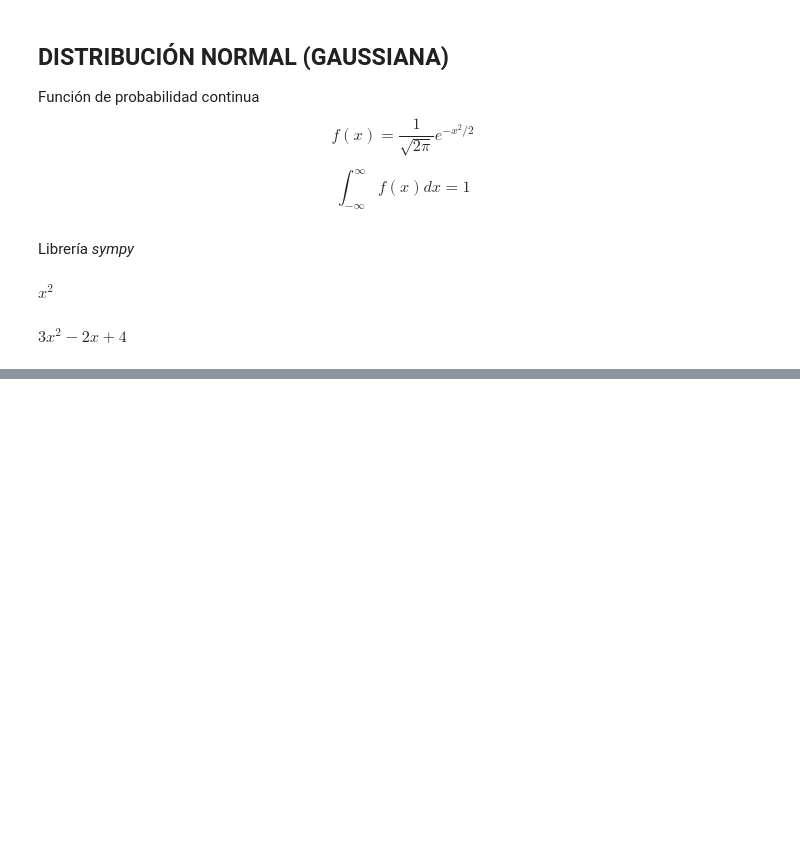
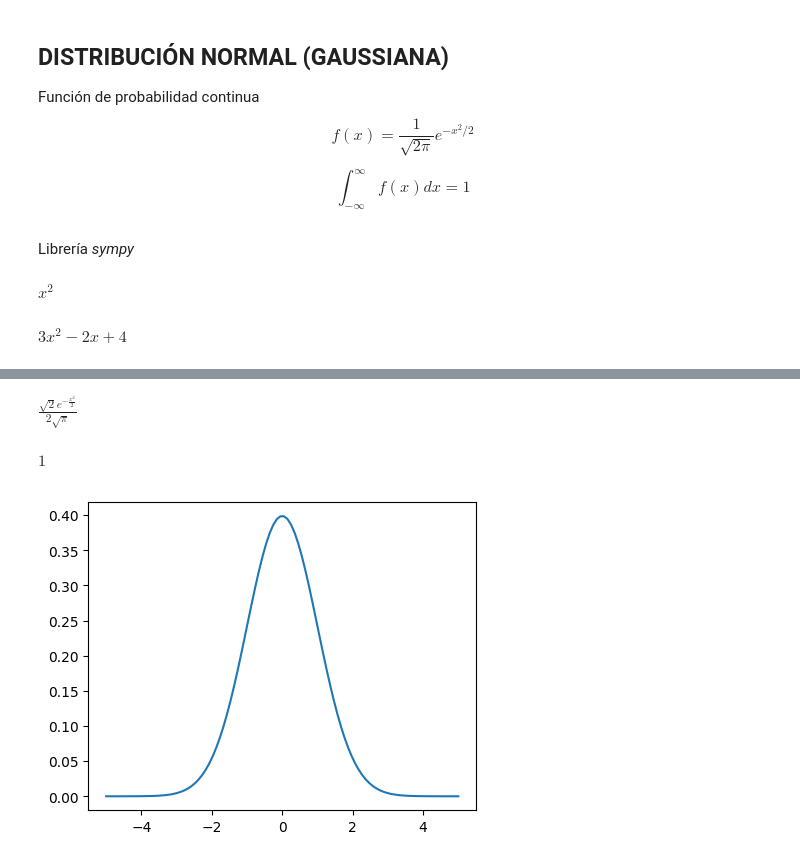
Before and after one commit to JhonZafra/Statistic_Concepts, a Jupyter notebook: SemanaVIII/HipótesisEstadística.ipynb, the cells around one changed output, grey strips where cells are left out. Saved outputs shown, nothing was run; the diff lists cells and outputs as text; code cells hidden in the pictures; blank space fills up the shorter version.

```diff
--- a/SemanaVIII/HipótesisEstadística.ipynb
+++ b/SemanaVIII/HipótesisEstadística.ipynb
@@ -49,0 +81,9 @@ $\displaystyle 6 x - 2$
+# %%
+f = (1/ sp.sqrt(2*sp.pi) * sp.exp(-(x**2)/2))
+f
+# %% [output]
+$\displaystyle \frac{\sqrt{2} e^{- \frac{x^{2}}{2}}}{2 \sqrt{\pi}}$
+# %%
+sp.integrate(f, (x, -sp.oo, sp.oo))
+# %% [output]
+$\displaystyle 1$
@@ -49,0 +93,9 @@ $\displaystyle 6 x - 2$
+# %%
+plt.figure(figsize= (5,4))
+t = np.linspace(-5, 5, 100)
+F = sp.lambdify(x, f)(t) # Evalue la función f en los puntos t
+
+plt.plot(t, F)
+plt.show()
+# %% [output]
+[figure, added]
```
Also changed, not shown: parts of 8 cells of this notebook, 2 other files.
